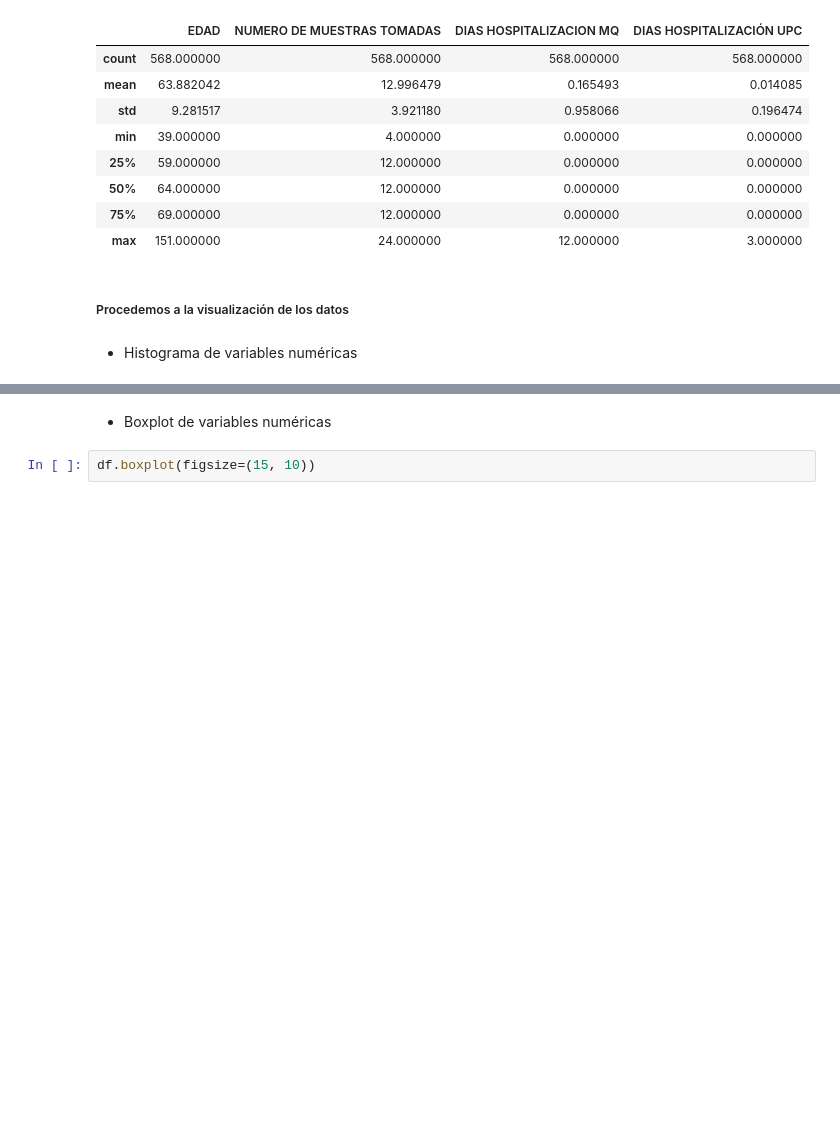
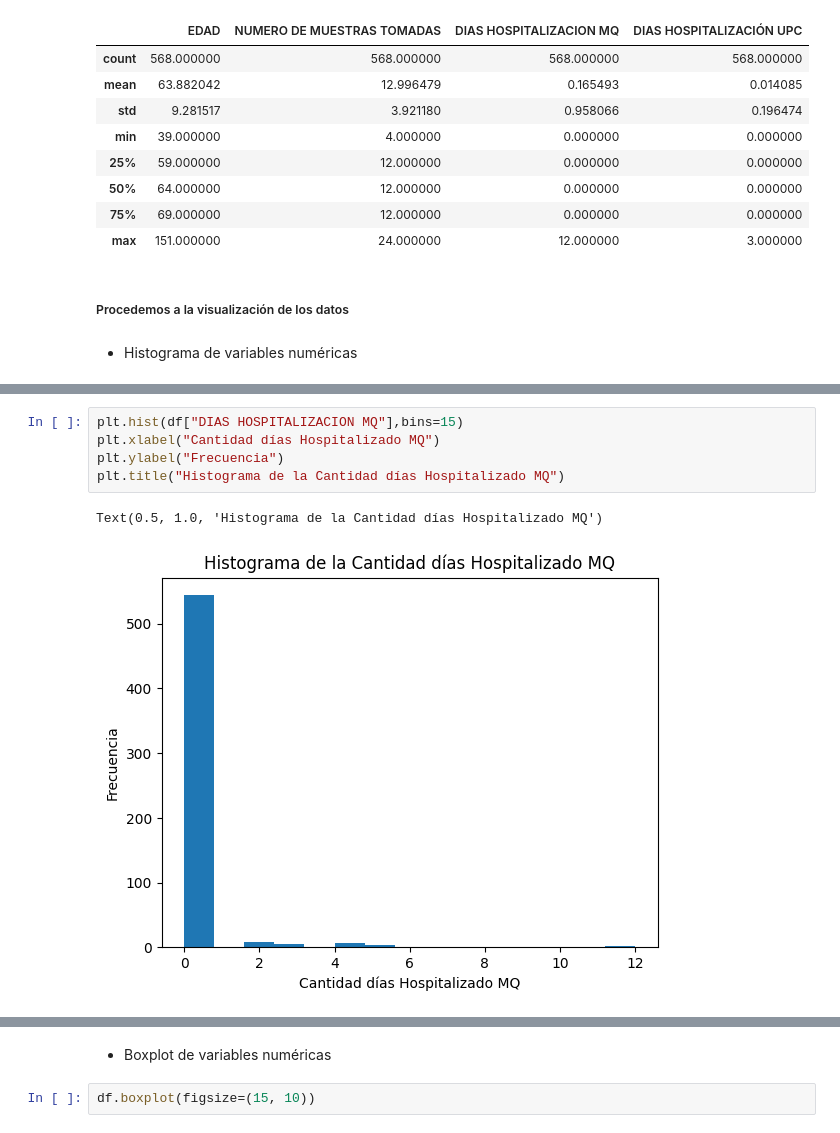
Before and after one commit to SebastianGSVV/Integrador_M6, a Jupyter notebook: Integrador_M6.ipynb, the cells around one changed output, grey strips where cells are left out. Saved outputs shown, nothing was run; the diff lists cells and outputs as text; blank space fills up the shorter version.

```diff
--- a/Integrador_M6.ipynb
+++ b/Integrador_M6.ipynb
@@ -62,0 +79,8 @@ array([[<Axes: title={'center': 'EDAD'}>,
+# %%
+plt.hist(df["DIAS HOSPITALIZACION MQ"],bins=15)
+plt.xlabel("Cantidad días Hospitalizado MQ")
+plt.ylabel("Frecuencia")
+plt.title("Histograma de la Cantidad días Hospitalizado MQ")
+# %% [output]
+Text(0.5, 1.0, 'Histograma de la Cantidad días Hospitalizado MQ')
+[figure, added]
```
Also changed, not shown: parts of 7 cells of this notebook.
